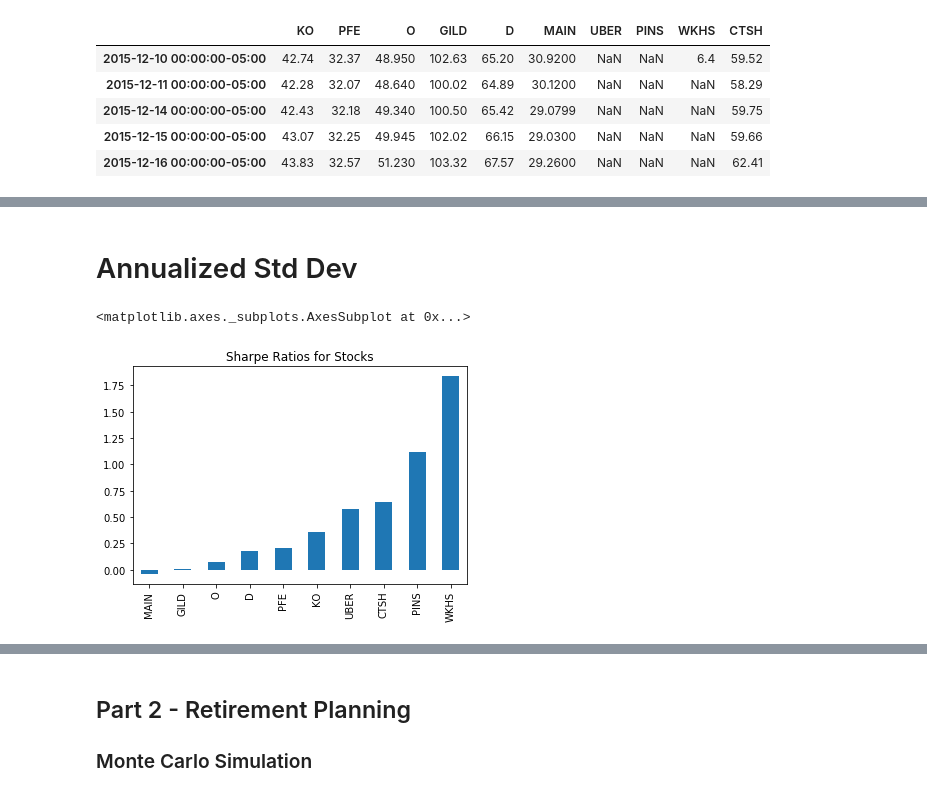
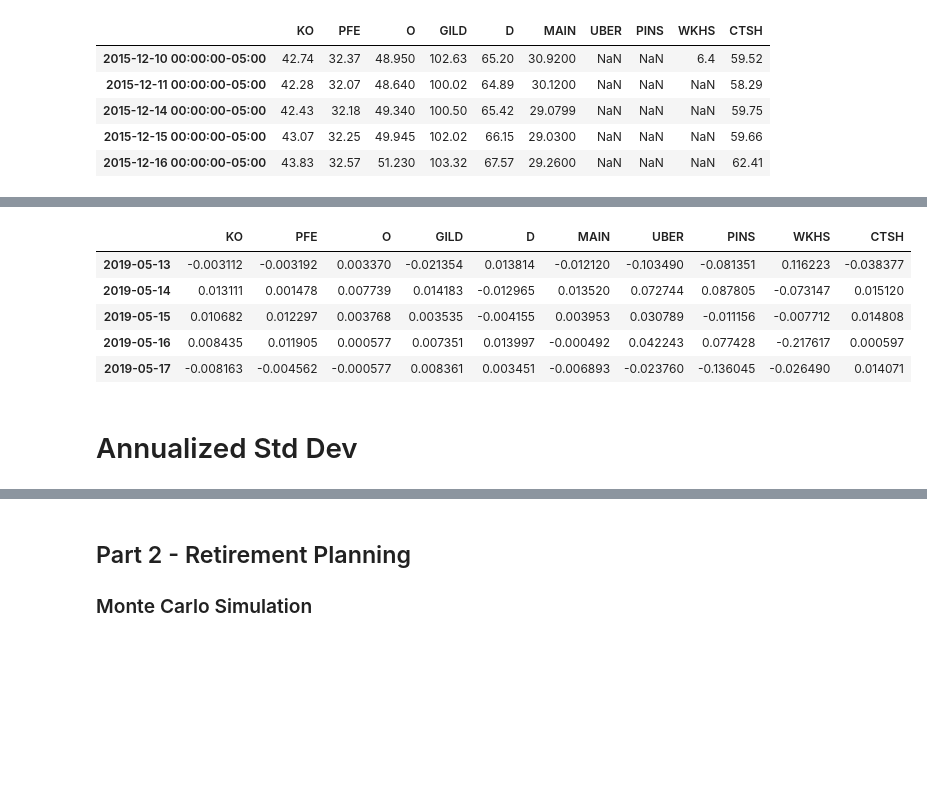
Before and after one commit to silvainfm/Project_1, a Jupyter notebook: Project 1/financial-planner.ipynb, the cells around one changed output, grey strips where cells are left out. Drawn from its saved outputs; the diff is of its cells as text; code cells hidden in the pictures; blank space fills up the shorter version.

Commit message:
Removed time from DataFrame for bonds and stocks

```diff
--- a/Project 1/financial-planner.ipynb
+++ b/Project 1/financial-planner.ipynb
@@ -278,6 +359,16 @@ stock_returns.head()
 | 2019-05-15 00:00:00-04:00 | 0.010682 | 0.012297 | 0.003768 | 0.003535 | -0.004155 | 0.003953 | 0.030789 | -0.011156 | -0.007712 | 0.014808 |
 | 2019-05-16 00:00:00-04:00 | 0.008435 | 0.011905 | 0.000577 | 0.007351 | 0.013997 | -0.000492 | 0.042243 | 0.077428 | -0.217617 | 0.000597 |
 | 2019-05-17 00:00:00-04:00 | -0.008163 | -0.004562 | -0.000577 | 0.008361 | 0.003451 | -0.006893 | -0.023760 | -0.136045 | -0.026490 | 0.014071 |
+# %%
+stock_returns.index = pd.to_datetime(stock_returns.index).date
+stock_returns.head()
+# %% [output]
+|  | KO | PFE | O | GILD | D | MAIN | UBER | PINS | WKHS | CTSH |
+| 2019-05-13 | -0.003112 | -0.003192 | 0.003370 | -0.021354 | 0.013814 | -0.012120 | -0.103490 | -0.081351 | 0.116223 | -0.038377 |
+| 2019-05-14 | 0.013111 | 0.001478 | 0.007739 | 0.014183 | -0.012965 | 0.013520 | 0.072744 | 0.087805 | -0.073147 | 0.015120 |
+| 2019-05-15 | 0.010682 | 0.012297 | 0.003768 | 0.003535 | -0.004155 | 0.003953 | 0.030789 | -0.011156 | -0.007712 | 0.014808 |
+| 2019-05-16 | 0.008435 | 0.011905 | 0.000577 | 0.007351 | 0.013997 | -0.000492 | 0.042243 | 0.077428 | -0.217617 | 0.000597 |
+| 2019-05-17 | -0.008163 | -0.004562 | -0.000577 | 0.008361 | 0.003451 | -0.006893 | -0.023760 | -0.136045 | -0.026490 | 0.014071 |
 # %% [markdown]
 # Annualized Std Dev
 # %%
@@ -285,8 +376,5 @@ sharpe_stocks = (stock_returns.mean()*252)/(stock_returns.std() * np.sqrt(252))
 sharpe_stocks.sort_values(inplace=True)
 # %%
 sharpe_stocks.plot(kind='bar', title='Sharpe Ratios for Stocks')
-# %% [output]
-<matplotlib.axes._subplots.AxesSubplot at 0x...>
-[figure, removed]
 # %%
 # Sharpes for bonds
```
Also changed, not shown: parts of 36 cells of this notebook.
